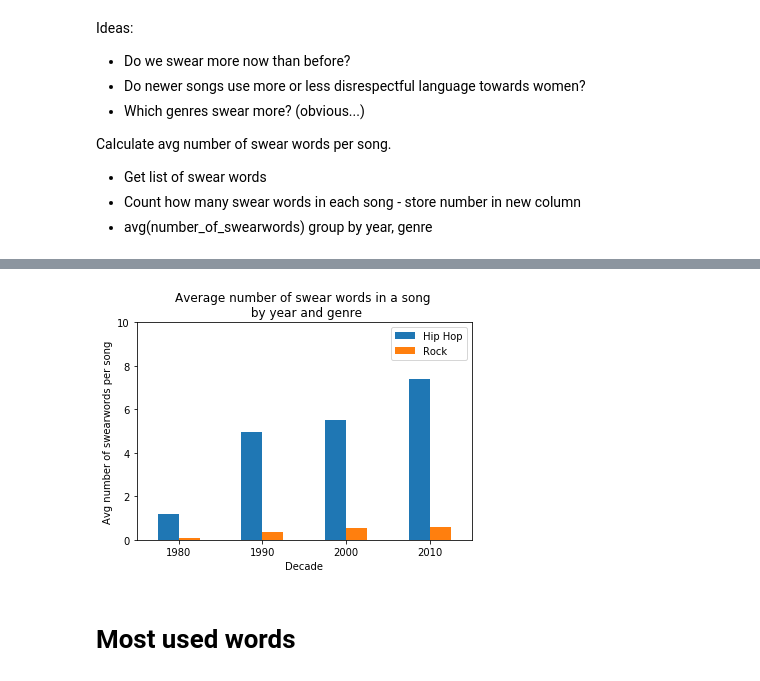
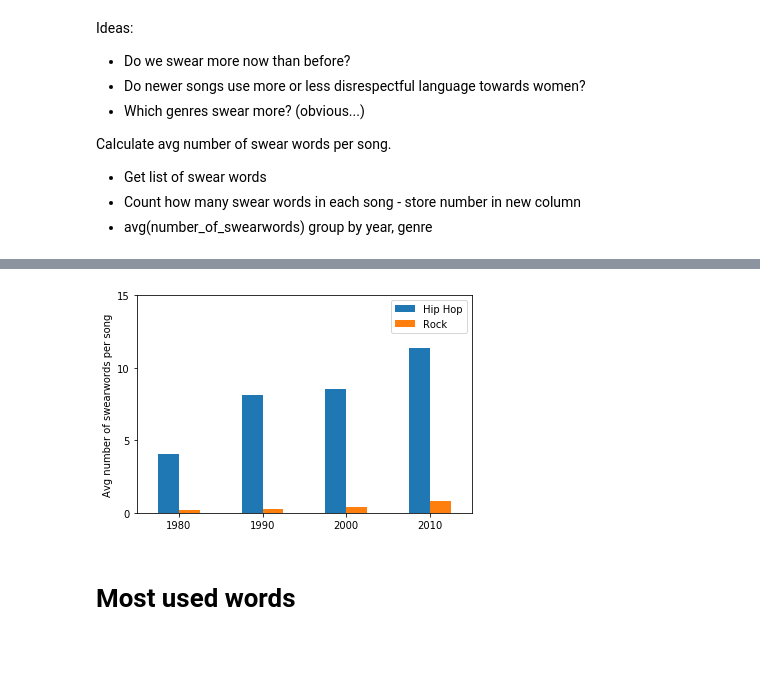
Before and after one commit to yovi1010/SDS2019-Group37, a Jupyter notebook: Data cleaning-NewData.ipynb, the cells around one changed output, grey strips where cells are left out. Saved outputs shown, nothing was run; the diff lists cells and outputs as text; code cells hidden in the pictures; blank space fills up the shorter version.

```diff
--- a/Data cleaning-NewData.ipynb
+++ b/Data cleaning-NewData.ipynb
@@ -101,7 +108,9 @@ def tidy_data(df):
     # Detect language and drop all rows where language is not English
     df['Language'] = df['Lyrics'].apply(detect)
     df = df.loc[df['Language'] == 'en']
-    df = df.drop(['Language'], axis=1)
+    #df = df.drop(['Language'], axis=1)
+
+    print('Number of songs before dropping duplicates', len(df))
 
     # Find lyrics that are in both genres and remove them both
     # Split into two dataframes by genre
@@ -120,15 +129,18 @@ def tidy_data(df):
     final_df = pd.merge(hiphop_pop_concat,pd.DataFrame(df[['Lyrics','Genre']]),on='Lyrics',how='left')
 
     #df = df.drop_duplicates(subset=['Lyrics', 'Title', 'Year'], keep=False)
-    final_df = final_df.drop_duplicates()
+    #print('Number of songs after dropping genre duplicates', len(df))
+    final_df = df.drop_duplicates()
+    print('Number of songs after dropping actual duplicates', len(final_df))
 
     #Apply tokenizer
     final_df['Lyrics'] = final_df['Lyrics'].apply(spacy_tokenizer)
 
     # Remove None values create decade column and
-    final_df['Year'].replace('NONE',None, inplace=True)
-    final_df['Title'].replace('NONE',None, inplace=True)
-    #final_df['Year_decade'] = pd.to_numeric(final_df['Year'])//10*10
+    final_df['Year'] = final_df['Year'].replace('NONE',None)
+    final_df['Title'] = final_df['Title'].replace('NONE',None)
+    final_df['Lyrics'] = final_df['Lyrics'].replace('\n',' ')
+    final_df['Year_decade'] = pd.to_numeric(final_df['Year'])//10*10
 
     # Get genre dummies
     dummy=pd.get_dummies(final_df["Genre"])
@@ -171,0 +184,20 @@ len(data.loc[data['Genre'] == 'Reggae'])
+# %%
+# Create dataframe with equal amounts of each of the variables.
+
+
+#Split into dataframe pr genre
+hiphop_df = data.loc[data['Genre'] == 'Hip Hop']
+rock_df = data.loc[data['Genre'] == 'Rock']
+
+#Get minimum number of rows from the two
+min_rows = min(len(hiphop_df),len(rock_df))
+
+#Cut dataframes so they are both as long as the smallest one
+hiphop_df = hiphop_df[:min_rows]
+rock_df = rock_df[:min_rows]
+
+#Put them back together
+data = pd.concat([hiphop_df,rock_df])
+assert len(data) == 2*min_rows
+print(min_rows)
+print(len(data))
@@ -172 +209,3 @@ len(data.loc[data['Genre'] == 'Reggae'])
+# %%
+data.reset_index(inplace=True)
 # %% [markdown]
@@ -231,23 +272,23 @@ KeyError: 'Year_decade'
 # %%
 # Only continue with songs from 1980's and forth
 g1 = g1.loc[g1['Year_decade'] >= 1980]
 
 # Create bar plot
 import matplotlib.pyplot as plt
 
 g1 = g1[['Genre', 'Year_decade', 'Profanity_count']]
 
 ax = g1.pivot('Year_decade','Genre',  'Profanity_count').plot(kind='bar')
-ax.set_title('Average number of swear words in a song \n by year and genre')
+#ax.set_title('Average number of swear words in a song \n by year and genre')
 plt.ylabel('Avg number of swearwords per song')
-plt.xlabel('Decade')
+plt.xlabel(None)
 plt.xticks(rotation='horizontal')
-plt.yticks(np.arange(0, 12, step=2))
+plt.yticks(np.arange(0, 20, step=5))
 
 plt.legend(loc=1)
 plt.show()
 # %% [output]
-[figure, old version]
+[figure, new version]
 # %% [markdown]
 # Most used words
 # %%
```
Also changed, not shown: parts of 22 cells of this notebook.
